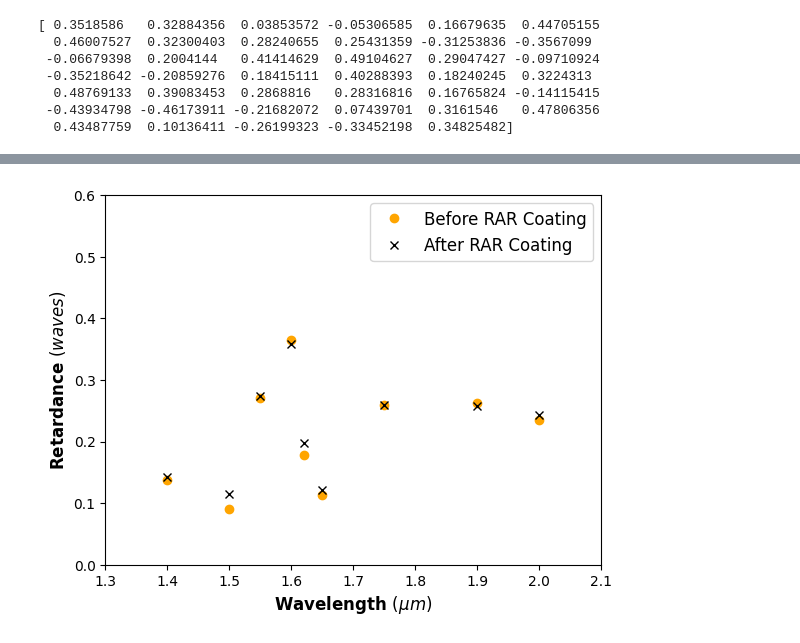
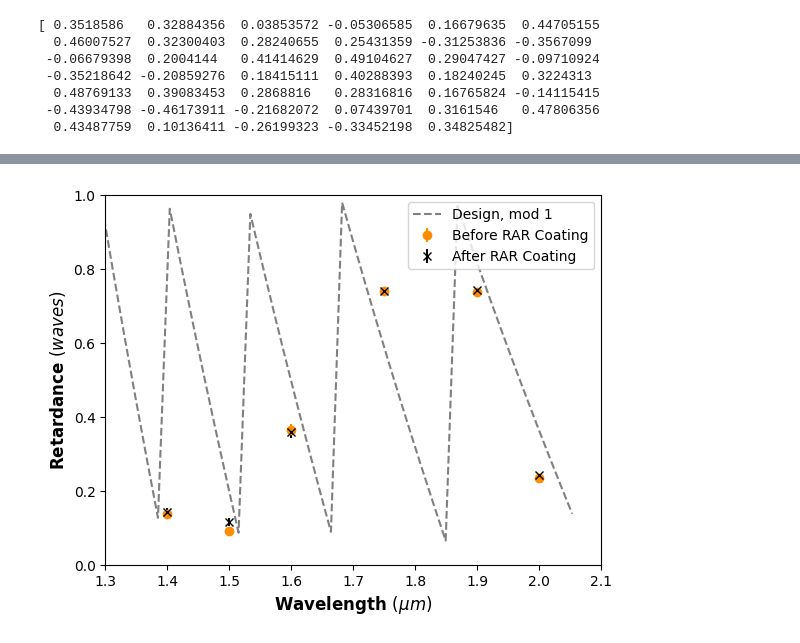
Before and after one commit to wcmelby/wcmelby-HWP_Characterizations, a Jupyter notebook: SuperK_Select_Data/L_SuperK_Analysis.ipynb, the cells around one changed output, grey strips where cells are left out. Saved outputs shown, nothing was run; the diff lists cells and outputs as text; code cells hidden in the pictures.

Commit message:
Saved graphs

```diff
--- a/SuperK_Select_Data/L_SuperK_Analysis.ipynb
+++ b/SuperK_Select_Data/L_SuperK_Analysis.ipynb
@@ -1007,4 +1086,18 @@ Some values to graph for the coated vs uncoated quartz sample
 # %%
-quartz_wavelength_bins = np.array([1400, 1500, 1550, 1600, 1620, 1650, 1750, 1900, 2000])
-uncoated_quartz_retardance = np.array([0.86, 0.57, 1.70, 2.29, 1.12, 0.71, 1.63, 1.65, 1.48])/(2*np.pi) # this was measured previously
-coated_quartz_retardance = np.array([0.142, 0.115, 0.274, 0.358, 0.197, 0.122, 0.260, 0.257, 0.243]) # measured here, using DRRP
+# quartz_wavelength_bins = np.array([1400, 1500, 1550, 1600, 1620, 1650, 1750, 1900, 2000])
+# uncoated_quartz_retardance = np.array([0.86, 0.57, 1.70, 2.29, 1.12, 0.71, 1.63, 1.65, 1.48])/(2*np.pi) # this was measured previously
+# coated_quartz_retardance = np.array([0.142, 0.115, 0.274, 0.358, 0.197, 0.122, 0.260, 0.257, 0.243]) # measured here, using DRRP
+
+# Bad values to throw out are at 1550, 1620, and 1650 nm
+
+#quartz_wavelength_bins = np.array([1400, 1500, 1600, 1750, 1900, 2000])
+uncoated_quartz_retardance = np.array([0.86, 0.57, 2.29, 2*np.pi-1.63, 2*np.pi-1.65, 1.48])/(2*np.pi) # this was measured previously
+coated_quartz_retardance = np.array([0.142, 0.115, 0.358, 1-0.260, 1-0.257, 0.243]) # measured here, using DRRP
+# %%
+uncoated_quartz_uncertainty = np.array([0.011, 0.011, 0.015, 0.002, 0.002, 0.002])  # values found from the best fit parameters of the single rotatator
+# %%
+quartz_wavelength_bins = np.array([1.4, 1.5, 1.6, 1.75, 1.9, 2])
+quartz_ne = np.genfromtxt("/home/shared/exoserver/Lab_Data/HWP_Characterization/Theoretical_Values/Ghosh-n(e)_Quartz.csv", delimiter=',', skip_header=1)#, usecols=1)
+quartz_no = np.genfromtxt("/home/shared/exoserver/Lab_Data/HWP_Characterization/Theoretical_Values/Ghosh-n(o)_Quartz.csv", delimiter=',', skip_header=1)#, usecols=1)
+specific_quartz_ne = np.interp(quartz_wavelength_bins, quartz_ne[:,0], quartz_ne[:,1])
+specific_quartz_no = np.interp(quartz_wavelength_bins, quartz_no[:,0], quartz_no[:,1])
@@ -1011,16 +1119,17 @@ coated_quartz_retardance = np.array([0.142, 0.115, 0.274, 0.358, 0.197, 0.122, 0
 # %%
 plt.xlim(1.3, 2.1)
-plt.ylim(0, 0.6)
+plt.ylim(0, 1.00)
 plt.xlabel("Wavelength $(\mu m)$", fontsize=12, fontweight='bold')
 plt.ylabel("Retardance $(waves)$", fontsize=12, fontweight='bold')
 
-plt.plot(quartz_wavelength_bins/1000, uncoated_quartz_retardance, marker='o', linestyle=' ', color = 'orange', label = 'Before RAR Coating')
-plt.plot(quartz_wavelength_bins/1000, coated_quartz_retardance, marker='x', linestyle=' ', color = 'black', label = 'After RAR Coating')
+plt.plot(quartz_ne[:,0], (1799/quartz_ne[:,0]*(quartz_ne[:,1]-quartz_no[:,1]))%1, color='gray', linestyle='--', label='Design, mod 1')
+plt.errorbar(quartz_wavelength_bins, uncoated_quartz_retardance, yerr = uncoated_quartz_uncertainty, marker='o', linestyle=' ', color = 'darkorange', label = 'Before RAR Coating')
+plt.errorbar(quartz_wavelength_bins, coated_quartz_retardance, yerr = uncoated_quartz_uncertainty, marker='x', linestyle=' ', color = 'black', label = 'After RAR Coating')
 
-plt.legend(fontsize=12)
+plt.legend(fontsize=10)
 
-folder_path = "/home/shared/exoserver/Lab_Data/HWP_Characterization/"
-file_name = 'Coated_vs_Uncoated_Quartz_with_errorbars.png'
+folder_path = "/home/shared/exoserver/Lab_Data/HWP_Characterization/Results/"
+file_name = 'Coated_vs_Uncoated_Sample_Quartz_6_3.png'
 #plt.savefig(folder_path + file_name, bbox_inches='tight', dpi=300)
 # %% [output]
-[figure, old version]
+[figure, new version]
```
Also changed, not shown: parts of 46 cells of this notebook, 2 other files.
